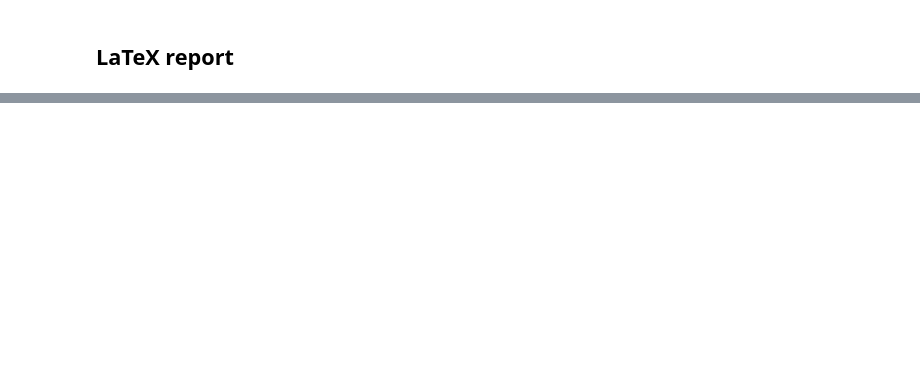
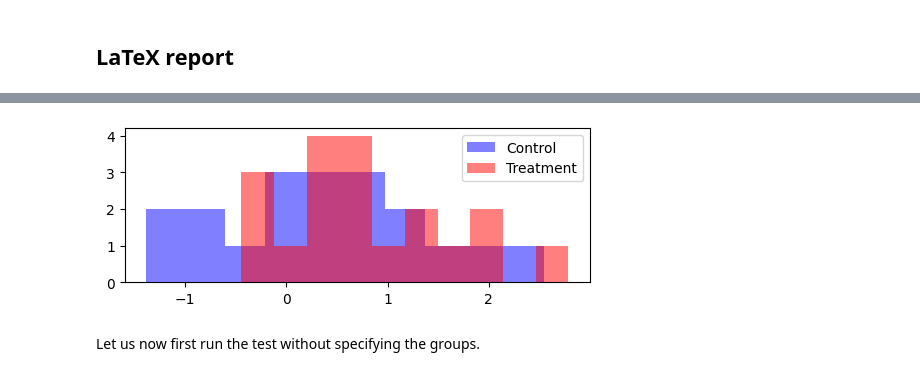
Before and after one commit to imedslab/stambo, a Jupyter notebook: notebooks/Two_sample_test.ipynb, the cells around one changed output, grey strips where cells are left out. Saved outputs shown, nothing was run; the diff lists cells and outputs as text; code cells hidden in the pictures; blank space fills up the shorter version.

```diff
--- a/notebooks/Two_sample_test.ipynb
+++ b/notebooks/Two_sample_test.ipynb
@@ -106,0 +128,12 @@ Data for subject 9: 5
+# %%
+paired_data, s_ids_paired = stambo.synthetic.generate_paired_data(n_subjects=3, n_measurements=40, effect_size=0.5, dim=1, mean_range=(0, 0.5), seed=SEED)
+# %%
+plt.figure(figsize=(6, 2))
+plt.hist(paired_data[:, 0], label="Control", color="blue", alpha=0.5)
+plt.hist(paired_data[:, 1], label="Treatment", color="red", alpha=0.5)
+plt.legend()
+plt.show()
+# %% [output]
+[figure, added]
+# %% [markdown]
+Let us now first run the test without specifying the groups.
```
Also changed, not shown: parts of 18 cells of this notebook, 5 other files.
